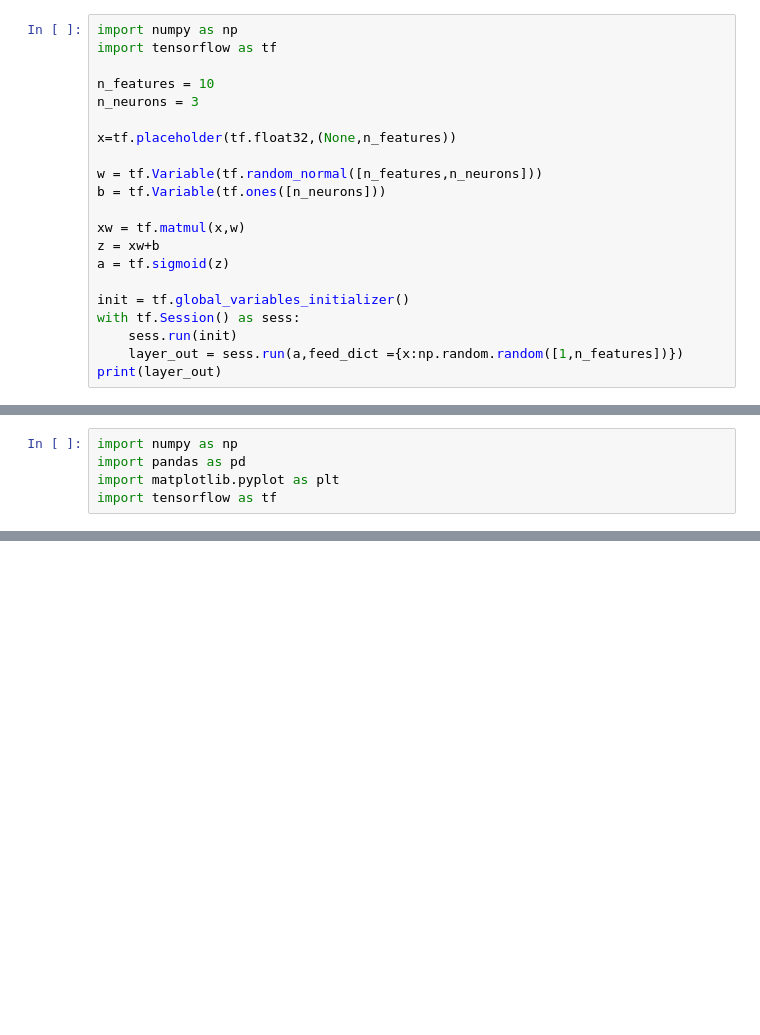
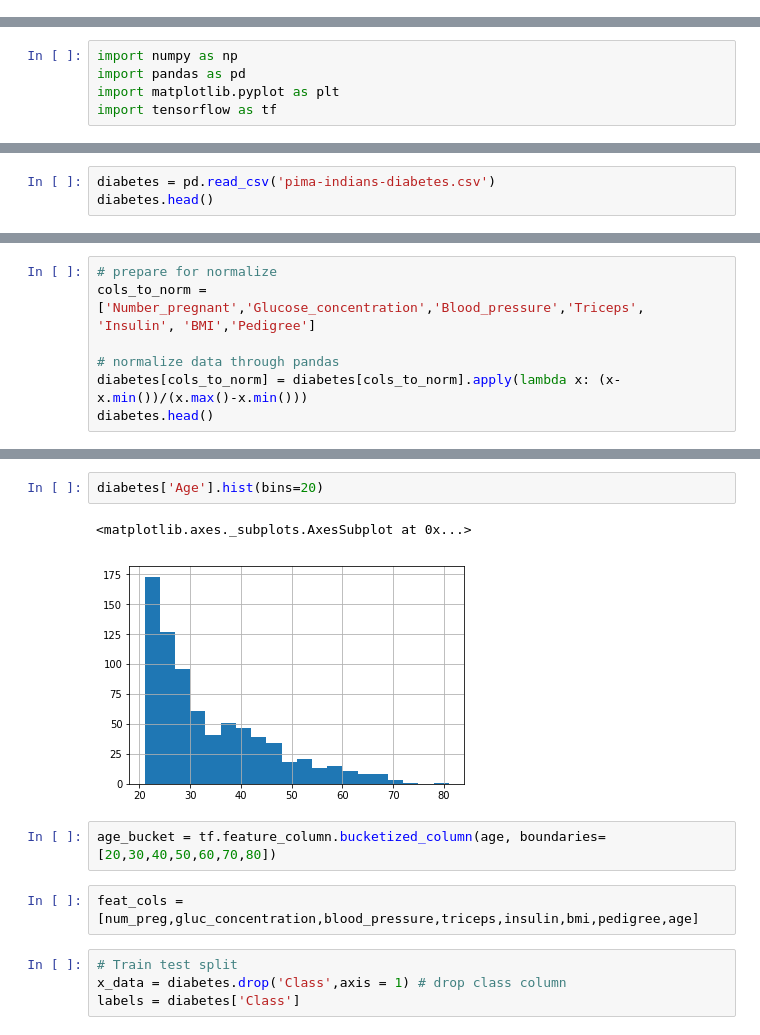
Before and after one commit to gucheng0712/MyJupyterNotebook, a Jupyter notebook: Tensorflow-基础.ipynb, the cells around one changed output, grey strips where cells are left out. Drawn from its saved outputs; the diff is of its cells as text; blank space fills up the shorter version.

```diff
--- a/Tensorflow-基础.ipynb
+++ b/Tensorflow-基础.ipynb
@@ -218,21 +297,0 @@ True
-# %%
-import numpy as np
-import tensorflow as tf
-
-n_features = 10
-n_neurons = 3
-
-x=tf.placeholder(tf.float32,(None,n_features))
-
-w = tf.Variable(tf.random_normal([n_features,n_neurons]))
-b = tf.Variable(tf.ones([n_neurons]))
-
-xw = tf.matmul(x,w)
-z = xw+b
-a = tf.sigmoid(z)
-
-init = tf.global_variables_initializer()
-with tf.Session() as sess:
-    sess.run(init)
-    layer_out = sess.run(a,feed_dict ={x:np.random.random([1,n_features])})
-print(layer_out)
@@ -348,0 +525,3 @@ plt.plot(x_data,y_pred,'r');
+# %%
+diabetes = pd.read_csv('pima-indians-diabetes.csv')
+diabetes.head()
@@ -348,0 +541,7 @@ plt.plot(x_data,y_pred,'r');
+# %%
+# prepare for normalize
+cols_to_norm = ['Number_pregnant','Glucose_concentration','Blood_pressure','Triceps', 'Insulin', 'BMI','Pedigree']
+
+# normalize data through pandas
+diabetes[cols_to_norm] = diabetes[cols_to_norm].apply(lambda x: (x-x.min())/(x.max()-x.min()))
+diabetes.head()
@@ -348,0 +571,13 @@ plt.plot(x_data,y_pred,'r');
+# %%
+diabetes['Age'].hist(bins=20)
+# %% [output]
+<matplotlib.axes._subplots.AxesSubplot at 0x...>
+[figure, added]
+# %%
+age_bucket = tf.feature_column.bucketized_column(age, boundaries=[20,30,40,50,60,70,80])
+# %%
+feat_cols = [num_preg,gluc_concentration,blood_pressure,triceps,insulin,bmi,pedigree,age]
+# %%
+# Train test split
+x_data = diabetes.drop('Class',axis = 1) # drop class column
+labels = diabetes['Class']
```
Also changed, not shown: parts of 44 cells of this notebook, 25 other files.
